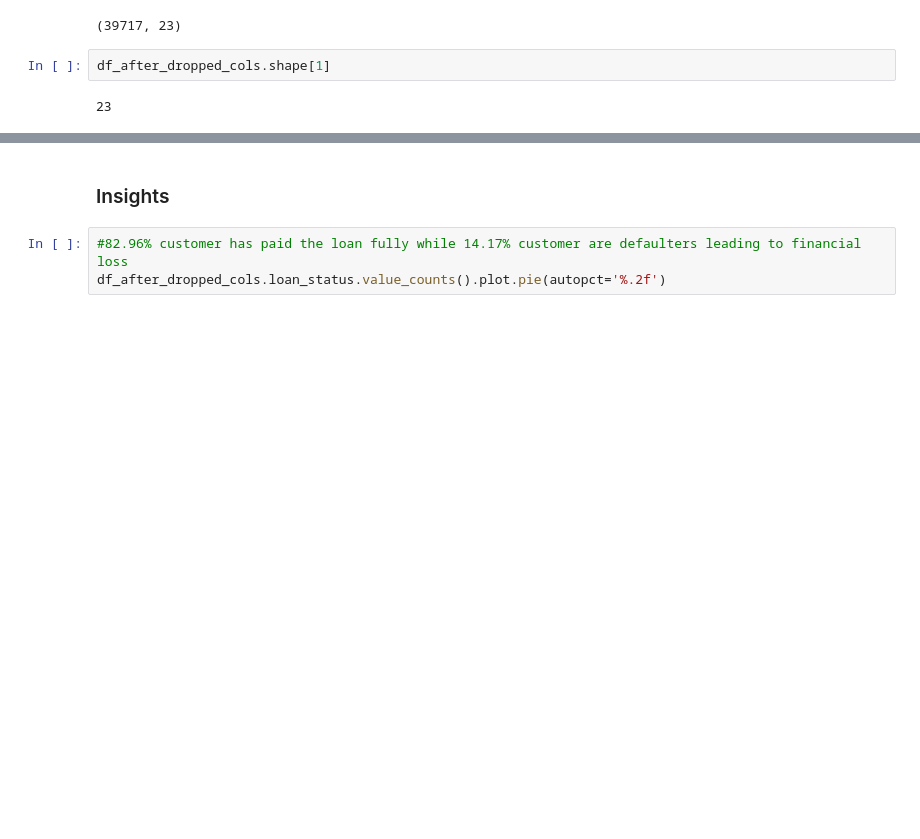
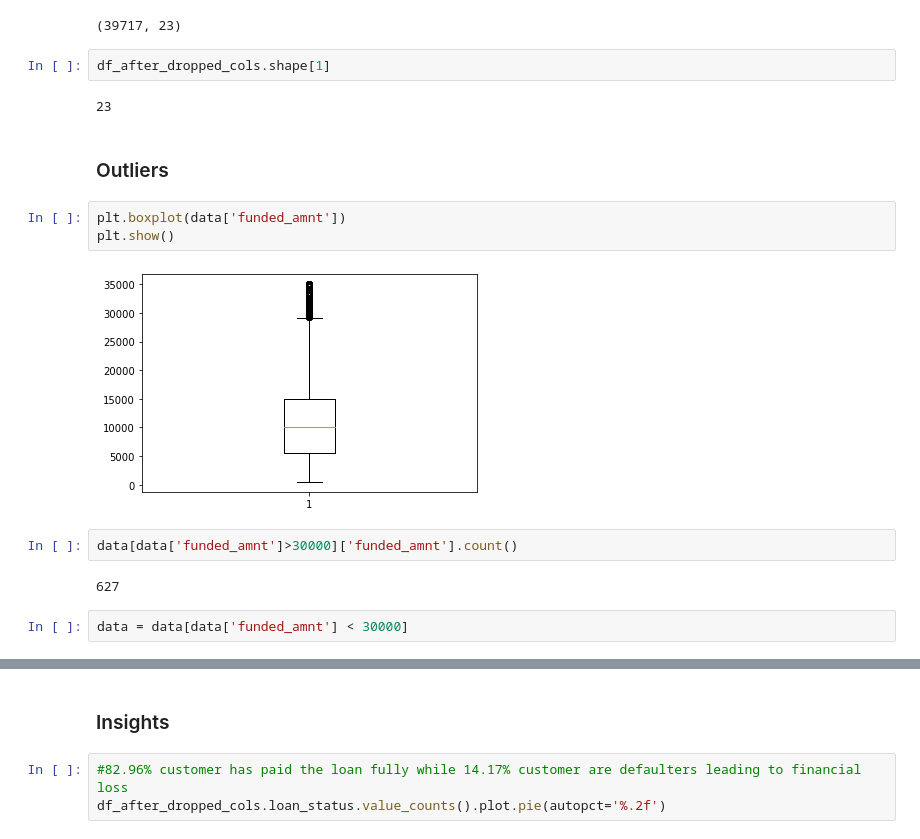
Before and after one commit to abhi-singh-123/Lending-club-case-study, a Jupyter notebook: Lending-Club-Case-Study.ipynb, the cells around one changed output, grey strips where cells are left out. Drawn from its saved outputs; the diff is of its cells as text; blank space fills up the shorter version.

Commit message:
Adding some outliers and graphs

```diff
--- a/Lending-Club-Case-Study.ipynb
+++ b/Lending-Club-Case-Study.ipynb
@@ -340,3 +398,16 @@ df_after_dropped_cols.shape
 df_after_dropped_cols.shape[1]
 # %% [output]
 23
+# %% [markdown]
+### Outliers
+# %%
+plt.boxplot(data['funded_amnt'])
+plt.show()
+# %% [output]
+[figure, added]
+# %%
+data[data['funded_amnt']>30000]['funded_amnt'].count()
+# %% [output]
+627
+# %%
+data = data[data['funded_amnt'] < 30000]
```
Also changed, not shown: parts of 14 cells of this notebook.
